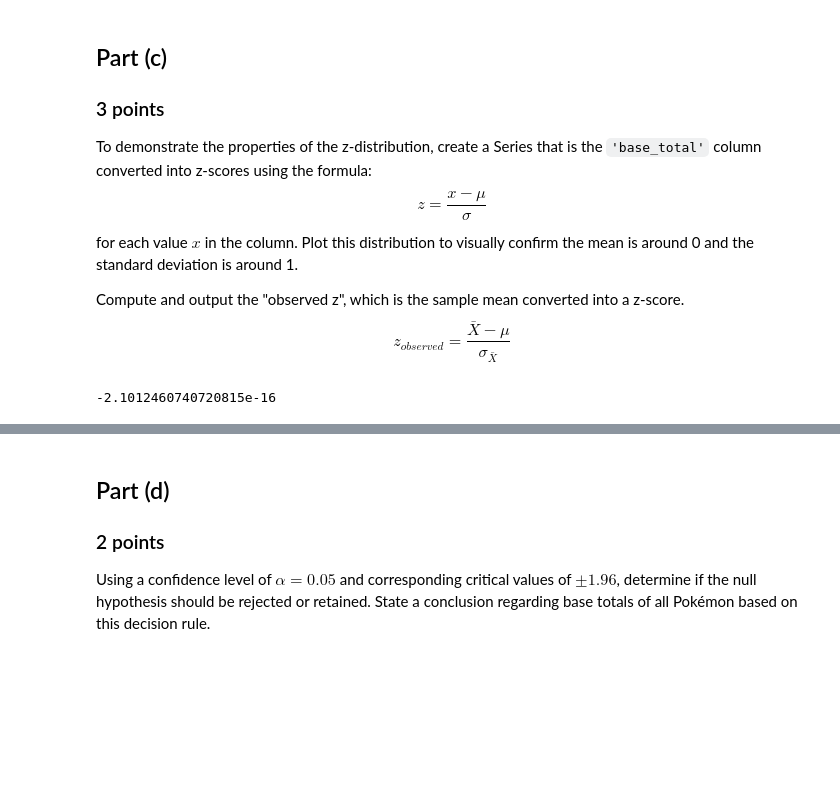
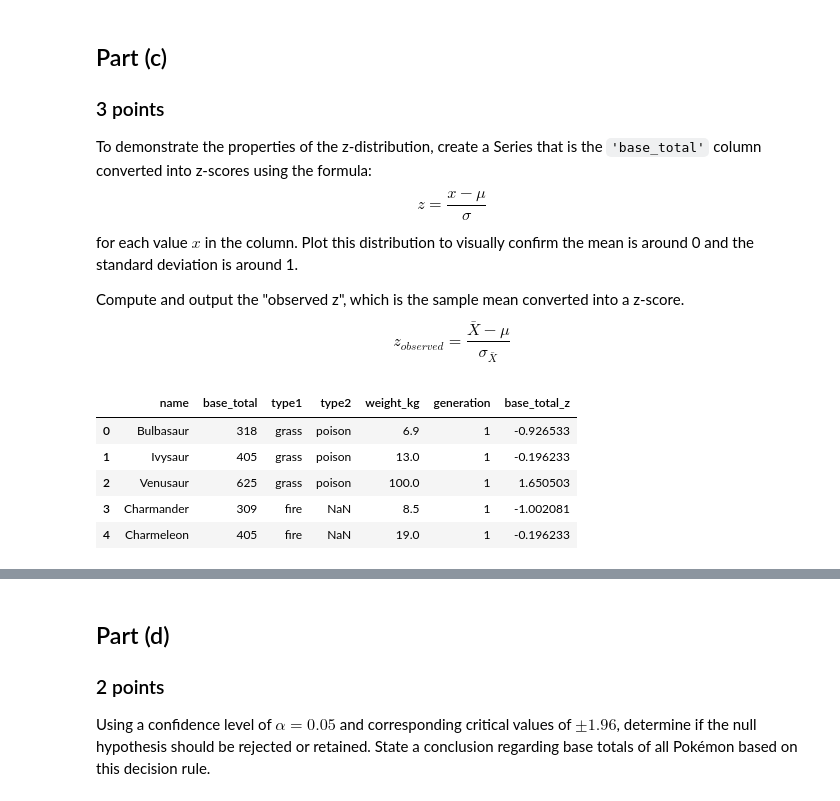
Before and after one commit to DuncanFerguson/GITHUB_REPOSITORY, a Jupyter notebook: DU_MSDS/Data Science Tools 1/Assignment_6/Duncan_Ferguson_Assignment _6 _Inferential_Statistics.ipynb, the cells around one changed output, grey strips where cells are left out. Drawn from its saved outputs; the diff is of its cells as text; code cells hidden in the pictures; blank space fills up the shorter version.

```diff
--- a/DU_MSDS/Data Science Tools 1/Assignment_6/Duncan_Ferguson_Assignment _6 _Inferential_Statistics.ipynb
+++ b/DU_MSDS/Data Science Tools 1/Assignment_6/Duncan_Ferguson_Assignment _6 _Inferential_Statistics.ipynb
@@ -256,7 +285,13 @@ $$
 z_{observed} = \frac{\bar{X} - \mu}{\sigma_{\bar{X}}}
 $$
 # %%
-z_test = (df['base_total'] - df['base_total'].mean()) / df['base_total'].std()
-z_test.mean()
+# Generating the Z scores for the whole df
+df['base_total_z'] = (df['base_total'] - df['base_total'].mean())/df['base_total'].std(ddof=0)
+df.head()
 # %% [output]
--2.1012460740720815e-16
+|  | name | base_total | type1 | type2 | weight_kg | generation | base_total_z |
+| 0 | Bulbasaur | 318 | grass | poison | 6.9 | 1 | -0.926533 |
+| 1 | Ivysaur | 405 | grass | poison | 13.0 | 1 | -0.196233 |
+| 2 | Venusaur | 625 | grass | poison | 100.0 | 1 | 1.650503 |
+| 3 | Charmander | 309 | fire | NaN | 8.5 | 1 | -1.002081 |
+| 4 | Charmeleon | 405 | fire | NaN | 19.0 | 1 | -0.196233 |
```
Also changed, not shown: parts of 14 cells of this notebook, 4 other files.
